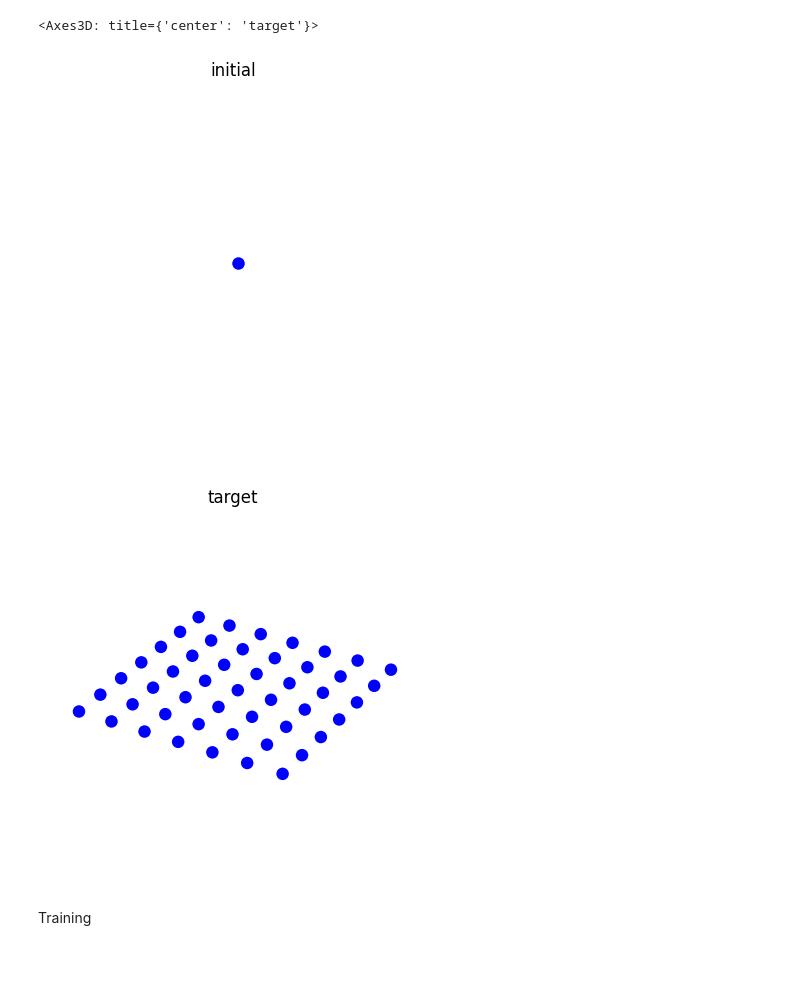
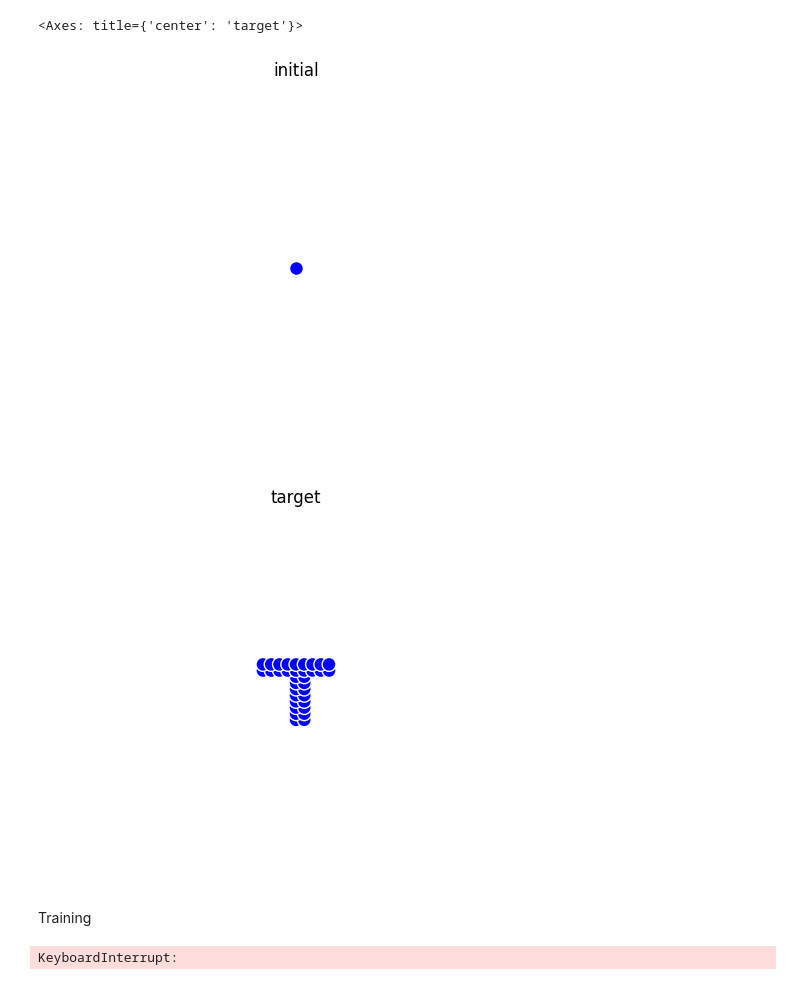
Before and after one commit to mbaranr/gnca_growing, a Jupyter notebook: notebooks/train.ipynb, the cells around one changed output. Saved outputs shown, nothing was run; the diff lists cells and outputs as text; code cells hidden in the pictures.

```diff
--- a/notebooks/train.ipynb
+++ b/notebooks/train.ipynb
@@ -26,20 +26,26 @@ FORWARD_ITER_RANGE = (8, 24)
 EXTRA_CHANNELS = 8
 LR = 2e-4
 # %%
-length = 7
+length = 51
+num_nodes = length*length
 
-coords, E = create_cubic_canvas(length, 1)
-G = E2G(E, int(math.pow(length, 3)))
+coords, E = create_2d_canvas(length, 1)
+G = E2G(E, num_nodes)
 adj = nx.adjacency_matrix(G).toarray()
 
-seed = np.zeros(coords.shape[0])
-seed[coords.shape[0] // 2] = 1
+seed = np.zeros(num_nodes)
+
+if length % 2 == 0:
+    seed[(num_nodes // 2) + (length // 2) - 1] = 1
+else:
+    seed[num_nodes // 2] = 1
 
 for i in range(EXTRA_CHANNELS):
     seed_ = np.zeros(coords.shape[0])
     seed = np.column_stack((seed, seed_))
 
-_target = create_wall_mask(length, width=1)
+_target = create_image_mask("../res/T_large.png", length)
+# _target = create_square_mask(length)
 
 adj = torch.tensor(adj, dtype=torch.float32).to(DEVICE)
 seed = torch.tensor(seed, dtype=torch.float32).to(DEVICE)
@@ -53,12 +59,12 @@ optimizerG = optim.Adam(gnca.parameters(), lr=LR)
 pool = SamplePool(x=seed.repeat(POOL_SIZE, 1, 1))
 # torch.nn.utils.clip_grad_norm_(gnca.parameters(), max_norm=1.0) # gradient clipping
 # %%
-plot_3d_G(G, coords, "initial", transparent=True, show_edges=False, angle=30, node_alpha=seed[:, 0].to('cpu').detach().numpy(), fixed_range=True, axis_range=1)
-plot_3d_G(G, coords, "target", transparent=True, show_edges=False, angle=30, node_alpha=_target, fixed_range=True, axis_range=1)
+plot_2d_G(G, coords, "initial", transparent=True, show_edges=False, node_alpha=seed[:, 0].to('cpu').detach().numpy(), axis_range=(-0.1, 1.1), node_size=100.0)
+plot_2d_G(G, coords, "target", transparent=True, show_edges=False, node_alpha=_target, axis_range=(-0.1, 1.1), node_size=100.0)
 # %% [output]
-<Axes3D: title={'center': 'target'}>
+<Axes: title={'center': 'target'}>
-[figure, old version]
+[figure, new version]
-[figure, old version]
+[figure, new version]
 # %% [markdown]
 Training
 # %%
@@ -70,4 +78,6 @@ if os.path.exists('train_log'):
 # %%
+torch.cuda.empty_cache()
+
 losses = []
 
 gnca.train()
@@ -123,6 +133,8 @@ with tqdm(total=EPOCHS, desc="Training Progress") as pbar:
         # Update progress bar description
         pbar.set_postfix({'Loss': loss.item()})
         pbar.update(1)  # Move progress bar forward
+# %% [output]
+KeyboardInterrupt:
 # %%
 plot_loss(losses, EPOCHS)
 # %% [output]
```
Also changed, not shown: parts of 3 cells of this notebook, 11 other files.
